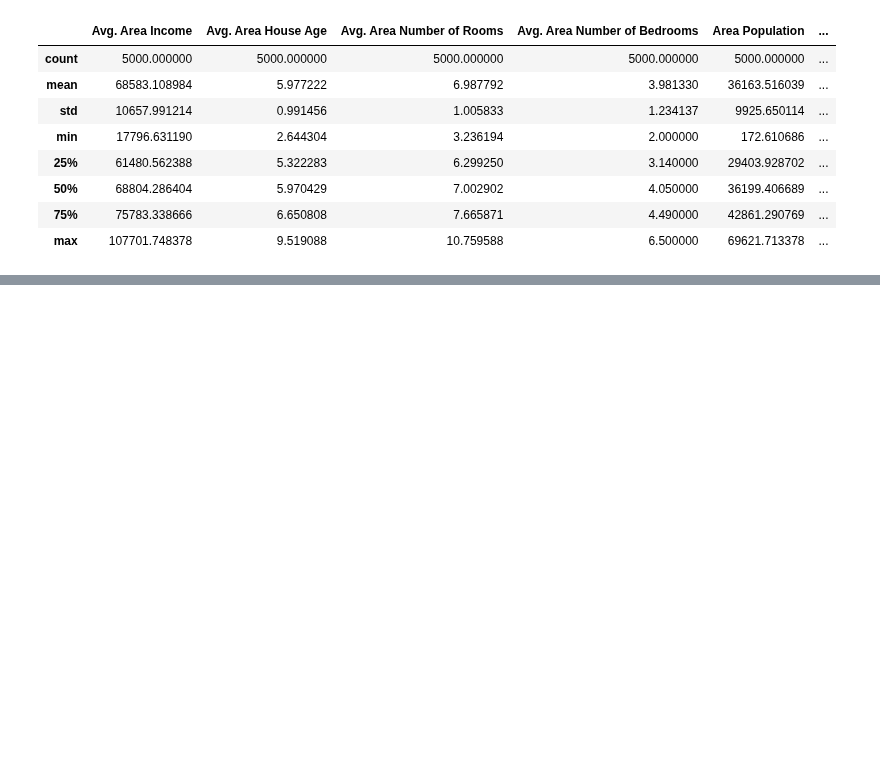
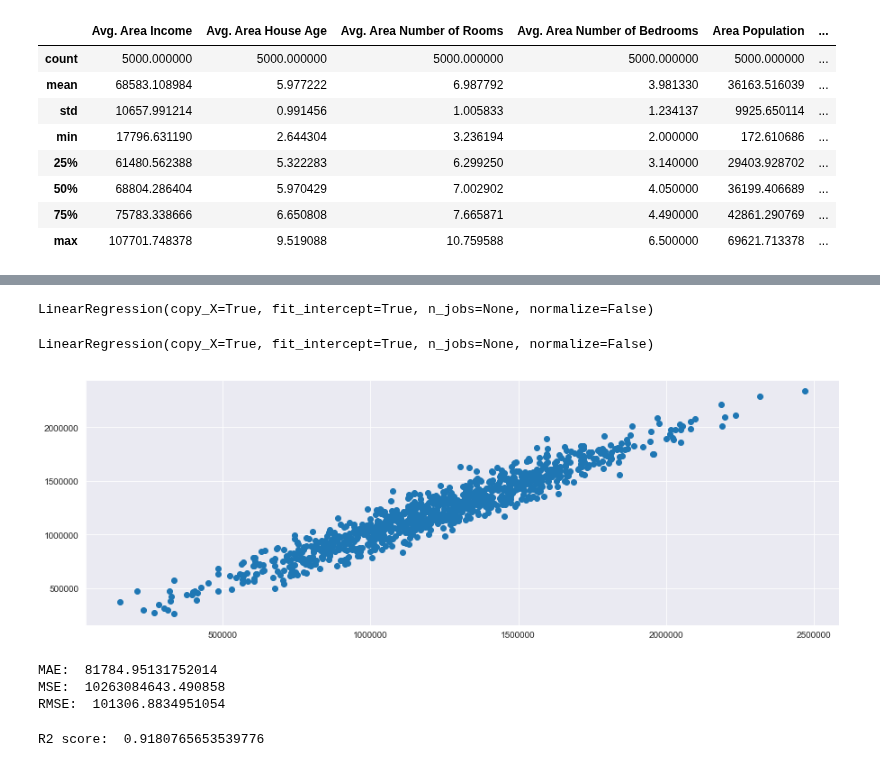
Before and after one commit to SirAbsolute0/Data_Science_I, a Jupyter notebook: Lab 4/Dinh+Phuong+1835957.ipynb, the cells around one changed output, grey strips where cells are left out. Cells and saved outputs as stored; diff of their text form; code cells hidden in the pictures; blank space fills up the shorter version.

```diff
--- a/Lab 4/Dinh+Phuong+1835957.ipynb
+++ b/Lab 4/Dinh+Phuong+1835957.ipynb
@@ -106,0 +86,10 @@ plt.show()
+# %%
+#Creating a linear model
+# Spliting train and test data set
+# train_test_split(x, y, test_size (0.0 - 1.0))
+import sklearn
+from sklearn.model_selection import train_test_split
+X = housing_data[['Avg. Area Income', 'Avg. Area House Age', 'Avg. Area Number of Rooms', 'Avg. Area Number of Bedrooms', 'Area Population']]
+y = housing_data['Price']
+
+X
@@ -106,0 +110,29 @@ plt.show()
+# %%
+#Split data
+X_train, X_test, y_train, y_test = train_test_split(X, y, test_size = 0.2)
+# %%
+#To train with sklearn's LinearRegression model, use
+# fit(train_data, train_data_labels)
+#To use the model for predictions, use
+# predict(test_data)
+
+from sklearn.linear_model import LinearRegression
+lm = LinearRegression()
+lm.fit(X_train, y_train)
+print(lm)
+# %% [output]
+LinearRegression(copy_X=True, fit_intercept=True, n_jobs=None, normalize=False)
+# %%
+# or use
+lm_test = LinearRegression().fit(X_train, y_train)
+print(lm_test)
+# %% [output]
+LinearRegression(copy_X=True, fit_intercept=True, n_jobs=None, normalize=False)
+# %%
+# To check how our model perform, we can check with the test data and test labels
+
+predictions = lm.predict(X_test)
+plt.scatter(y_test, predictions)
+plt.show()
+# %% [output]
+[figure, added]
@@ -106,0 +144,24 @@ plt.show()
+# %%
+# 3 most common evaluation metrics for regression model:
+# Mean Absolute Error (MAE) is the mean of the absolute value of the errors - easiest to understand as the average error
+# Mean Squared Error (MSE) is the mean of the squared errors - 2nd most popular cause MSE punishes large error, which is useful in real world
+# Root Mean Squared Error (RMSE) is the square root of the mean of the squared errors - most popular out of 3 cause RMSE is interpretable in the 'y' units
+
+#Using metric to evaluate model
+from sklearn import metrics
+
+print('MAE: ', metrics.mean_absolute_error(y_test, predictions))
+print('MSE: ', metrics.mean_squared_error(y_test, predictions))
+print('RMSE: ', np.sqrt(metrics.mean_squared_error(y_test, predictions)))
+# %% [output]
+MAE:  81784.95131752014
+MSE:  10263084643.490858
+RMSE:  101306.8834951054
+# %%
+#Another value we look at is the coefficient of determination (R^2) which is the percentage of variation in y explained by
+# all the x variables together. Usually R^2 of 0.70 is considered good
+
+from sklearn.metrics import r2_score
+print('R2 score: ', r2_score(y_test, predictions))
+# %% [output]
+R2 score:  0.9180765653539776
```
Also changed, not shown: parts of 11 cells of this notebook.
